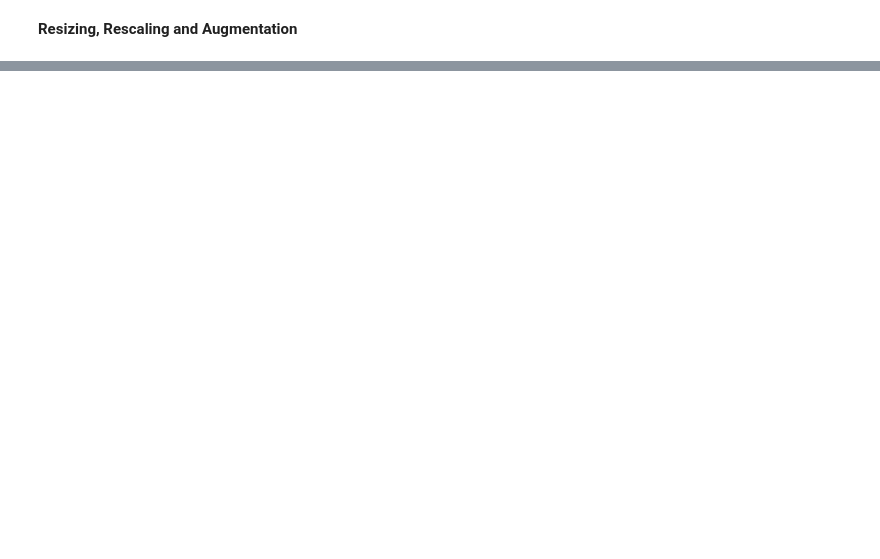
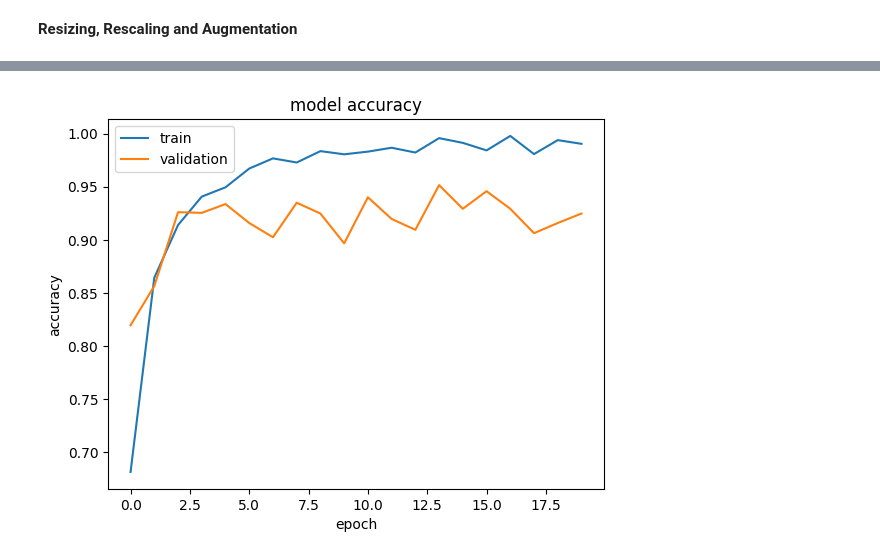
Before and after one commit to KeyMoney22/Plant_disease_classification-, a Jupyter notebook: tomato_disease_detection.ipynb, the cells around one changed output, grey strips where cells are left out. Drawn from its saved outputs; the diff is of its cells as text; code cells hidden in the pictures; blank space fills up the shorter version.

Commit message:
Efficient model B0 done

```diff
--- a/tomato_disease_detection.ipynb
+++ b/tomato_disease_detection.ipynb
@@ -219,7 +238,7 @@ test_set = test_set.cache().shuffle(1000).prefetch(buffer_size=tf.data.AUTOTUNE)
 # %% [markdown]
 **Resizing, Rescaling and Augmentation**
 # %%
-img_size = 256
+img_size = 224
 
 # Creating an instance to Resize our data
 resize_and_rescale = tf.keras.Sequential([
@@ -235,0 +257,17 @@ data_augmentation = tf.keras.Sequential([
+# %%
+#Augmenting our train_data
+train_set = train_set.map(lambda x, y: (data_augmentation(x, training=True), y))
+
+# Caching our data
+train_set = train_set.cache().shuffle(1000).prefetch(buffer_size=tf.data.AUTOTUNE)
+val_set = val_set.cache().shuffle(1000).prefetch(buffer_size=tf.data.AUTOTUNE)
+test_set = test_set.cache().shuffle(1000).prefetch(buffer_size=tf.data.AUTOTUNE)
+
+
+#Augmenting our train_data
+train_subset = train_subset.map(lambda x, y: (data_augmentation(x, training=True), y))
+
+#Data Subset
+train_subset = train_subset.cache().shuffle(1000).prefetch(buffer_size=tf.data.AUTOTUNE)
+val_subset = val_subset.cache().shuffle(1000).prefetch(buffer_size=tf.data.AUTOTUNE)
+test_subset = test_subset.cache().shuffle(1000).prefetch(buffer_size=tf.data.AUTOTUNE)
@@ -235,0 +460,66 @@ data_augmentation = tf.keras.Sequential([
+# %%
+# Model Definition
+model = models.Sequential()
+
+model.add(layers.Conv2D(32, (3, 3), activation='relu', input_shape=(img_size, img_size, 3)))
+model.add(layers.MaxPooling2D(2, 2))
+
+model.add(layers.Conv2D(64, (3, 3), activation='relu'))
+model.add(layers.MaxPooling2D(2, 2))
+
+model.add(layers.Conv2D(128, (3, 3), activation='relu'))
+model.add(layers.MaxPooling2D(2, 2))
+
+model.add(layers.Conv2D(256, (3, 3), activation='relu'))
+model.add(layers.MaxPooling2D(2, 2))
+
+model.add(layers.Flatten())
+model.add(layers.Dense(256, activation='relu'))
+
+model.add(layers.Dense(train_generator.num_classes, activation='softmax'))
+
+# model summary
+model.summary()
+
+# Defining the EarlyStopping callback
+early_stopping = EarlyStopping(
+    monitor ='val_accuracy',  # Monitor validation accuracy
+    patience = 3,  # Number of epochs with no improvement after which training will be stopped
+    restore_best_weights=True  # Restore model weights from the epoch with the best value of the monitored quantity
+)
+
+# Compile the Model
+model.compile(optimizer='adam',
+              loss='categorical_crossentropy',
+              metrics=['accuracy'],
+              #callbacks =[early_stopping]
+              )
+
+# Training the Model
+history_efn_2 = model.fit(
+    train_generator,
+    steps_per_epoch=train_generator.samples // batch_size,  # Number of steps per epoch
+    epochs=20,  # Number of epochs
+    validation_data=validation_generator,
+    validation_steps=validation_generator.samples // batch_size  # Validation steps
+)
+
+
+def plot_hist(hist):
+    plt.plot(history_efn_2.history["accuracy"])
+    plt.plot(history_efn_2.history["val_accuracy"])
+    plt.title("model accuracy")
+    plt.ylabel("accuracy")
+    plt.xlabel("epoch")
+    plt.legend(["train", "validation"], loc="upper left")
+    plt.show()
+
+plot_hist(history_efn_2)
+
+# Evaluate model performance
+test_loss, test_accuracy = model.evaluate(test_generator, steps=test_generator.samples // batch_size)
+
+# Print the test loss and accuracy
+print(f"Test Loss: {test_loss}")
+print(f"Test Accuracy: {test_accuracy}")
+# %% [output]
@@ -235,0 +543 @@ data_augmentation = tf.keras.Sequential([
+[figure, added]
```
Also changed, not shown: parts of 28 cells of this notebook.
